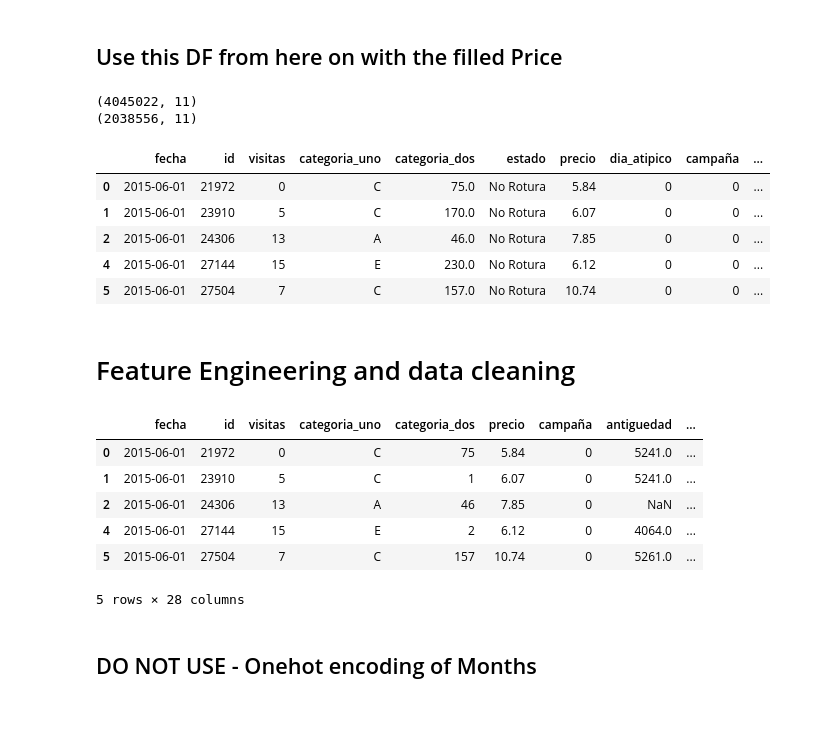
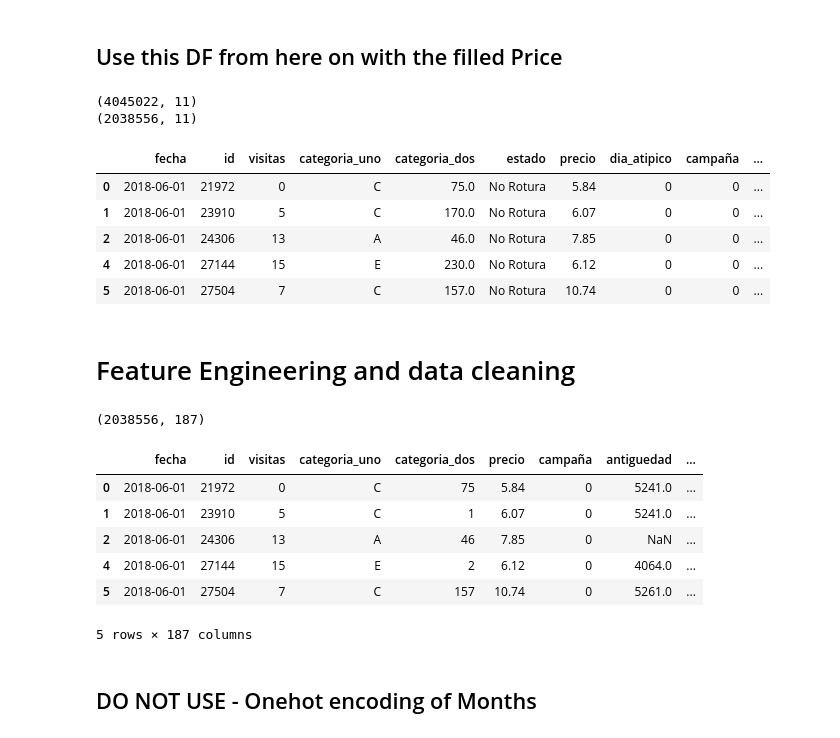
Before and after one commit to Nerucius/2021.ubdatathon, a Jupyter notebook: 1. EDA + Feature Engineering.ipynb, the cells around one changed output. Drawn from its saved outputs; the diff is of its cells as text; code cells hidden in the pictures.

```diff
--- a/1. EDA + Feature Engineering.ipynb
+++ b/1. EDA + Feature Engineering.ipynb
@@ -51,6 +49,9 @@ Filled 55.7% of the Dataframe
 df = pd.read_csv(
     './data/Modelar_UH2021_filled_precio.txt', parse_dates=[1], index_col=0
 )
+# Adjust years
+df.loc[df.fecha.dt.year == 2015, "fecha"] = df["fecha"] + pd.offsets.DateOffset(year=2018)
+df.loc[df.fecha.dt.year == 2016, "fecha"] = df["fecha"] + pd.offsets.DateOffset(year=2019)
 # %%
 print(df.shape)
 df = df.drop_duplicates()
@@ -60,42 +61,42 @@ df[:5]
 (4045022, 11)
 (2038556, 11)
 |  | fecha | id | visitas | categoria_uno | categoria_dos | estado | precio | dia_atipico | campaña | ... |
-| 0 | 2015-06-01 | 21972 | 0 | C | 75.0 | No Rotura | 5.84 | 0 | 0 | ... |
-| 1 | 2015-06-01 | 23910 | 5 | C | 170.0 | No Rotura | 6.07 | 0 | 0 | ... |
-| 2 | 2015-06-01 | 24306 | 13 | A | 46.0 | No Rotura | 7.85 | 0 | 0 | ... |
-| 4 | 2015-06-01 | 27144 | 15 | E | 230.0 | No Rotura | 6.12 | 0 | 0 | ... |
-| 5 | 2015-06-01 | 27504 | 7 | C | 157.0 | No Rotura | 10.74 | 0 | 0 | ... |
+| 0 | 2018-06-01 | 21972 | 0 | C | 75.0 | No Rotura | 5.84 | 0 | 0 | ... |
+| 1 | 2018-06-01 | 23910 | 5 | C | 170.0 | No Rotura | 6.07 | 0 | 0 | ... |
+| 2 | 2018-06-01 | 24306 | 13 | A | 46.0 | No Rotura | 7.85 | 0 | 0 | ... |
+| 4 | 2018-06-01 | 27144 | 15 | E | 230.0 | No Rotura | 6.12 | 0 | 0 | ... |
+| 5 | 2018-06-01 | 27504 | 7 | C | 157.0 | No Rotura | 10.74 | 0 | 0 | ... |
 # %% [markdown]
 # Feature Engineering and data cleaning
 # %%
 df['categoria_dos'] = df.categoria_dos.astype('str').str.replace('.0','')
 
 df['dia_atipico_neg'] = (df.dia_atipico == -1).astype(int)
 df['dia_atipico_neu'] = (df.dia_atipico == 0).astype(int)
 df['dia_atipico_pos'] = (df.dia_atipico == 1).astype(int)
 
 df['estado_no_rotura'] = (df.estado == 'No Rotura').astype(int)
 df['estado_transito'] = (df.estado == 'Transito').astype(int)
 df['estado_rotura'] = (df.estado == 'Rotura').astype(int)
 
 df_categoria_uno_onehot = pd.get_dummies(df.categoria_uno, prefix='categoria_uno_')
-# df_categoria_dos_onehot = pd.get_dummies(df.categoria_dos, prefix='categoria_dos_')
+df_categoria_dos_onehot = pd.get_dummies(df.categoria_dos, prefix='categoria_dos_')
 
-# df_fe = pd.concat([df, df_categoria_uno_onehot, df_categoria_dos_onehot], axis=1)
-df_fe = pd.concat([df, df_categoria_uno_onehot], axis=1)
+df_fe = pd.concat([df, df_categoria_uno_onehot, df_categoria_dos_onehot], axis=1)
 
-# df_fe = df
 df_fe = df_fe.drop(['estado', 'dia_atipico'], axis=1, errors='ignore')
 
+print(df_fe.shape)
 df_fe[:5]
 # %% [output]
+(2038556, 187)
 |  | fecha | id | visitas | categoria_uno | categoria_dos | precio | campaña | antiguedad | ... |
-| 0 | 2015-06-01 | 21972 | 0 | C | 75 | 5.84 | 0 | 5241.0 | ... |
-| 1 | 2015-06-01 | 23910 | 5 | C | 1 | 6.07 | 0 | 5241.0 | ... |
-| 2 | 2015-06-01 | 24306 | 13 | A | 46 | 7.85 | 0 | NaN | ... |
-| 4 | 2015-06-01 | 27144 | 15 | E | 2 | 6.12 | 0 | 4064.0 | ... |
-| 5 | 2015-06-01 | 27504 | 7 | C | 157 | 10.74 | 0 | 5261.0 | ... |
+| 0 | 2018-06-01 | 21972 | 0 | C | 75 | 5.84 | 0 | 5241.0 | ... |
+| 1 | 2018-06-01 | 23910 | 5 | C | 1 | 6.07 | 0 | 5241.0 | ... |
+| 2 | 2018-06-01 | 24306 | 13 | A | 46 | 7.85 | 0 | NaN | ... |
+| 4 | 2018-06-01 | 27144 | 15 | E | 2 | 6.12 | 0 | 4064.0 | ... |
+| 5 | 2018-06-01 | 27504 | 7 | C | 157 | 10.74 | 0 | 5261.0 | ... |
-5 rows × 28 columns
+5 rows × 187 columns
 # %% [markdown]
 ## DO NOT USE - Onehot encoding of Months
 # %%
```
Also changed, not shown: parts of 10 cells of this notebook.
